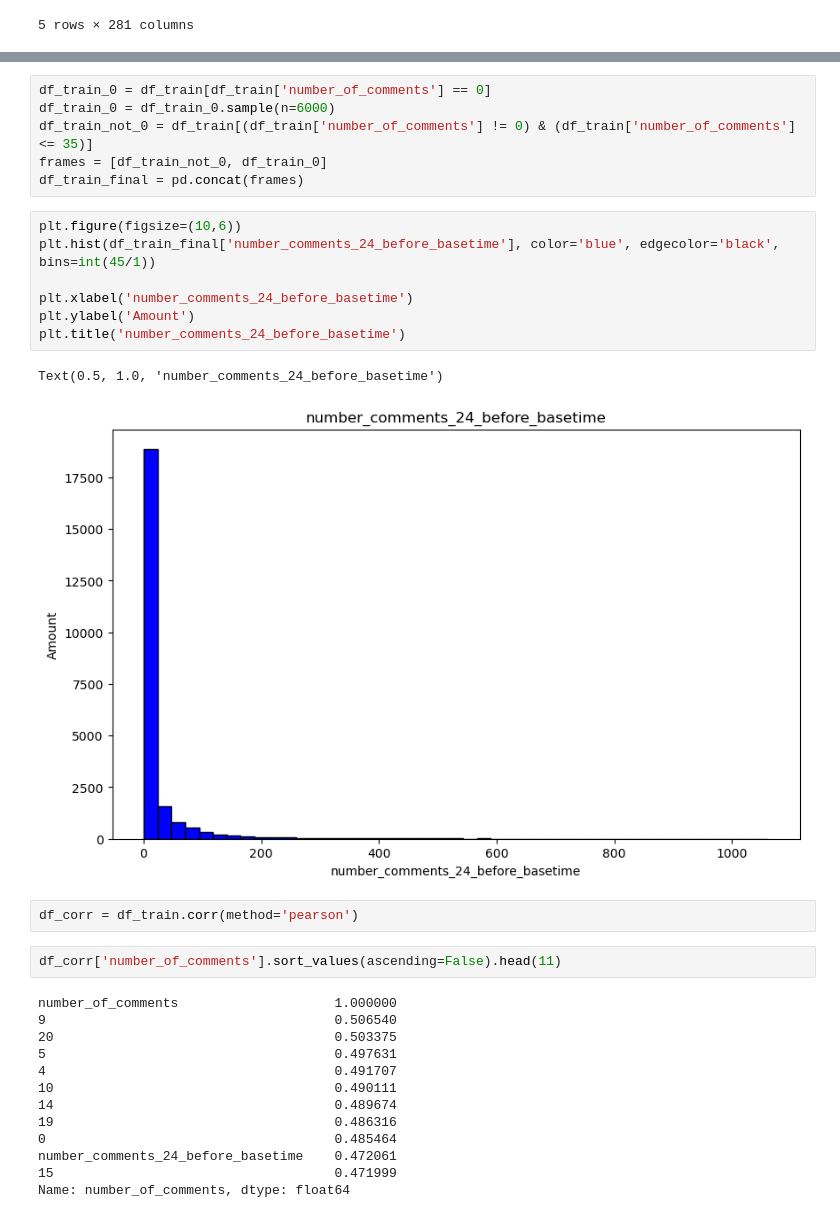
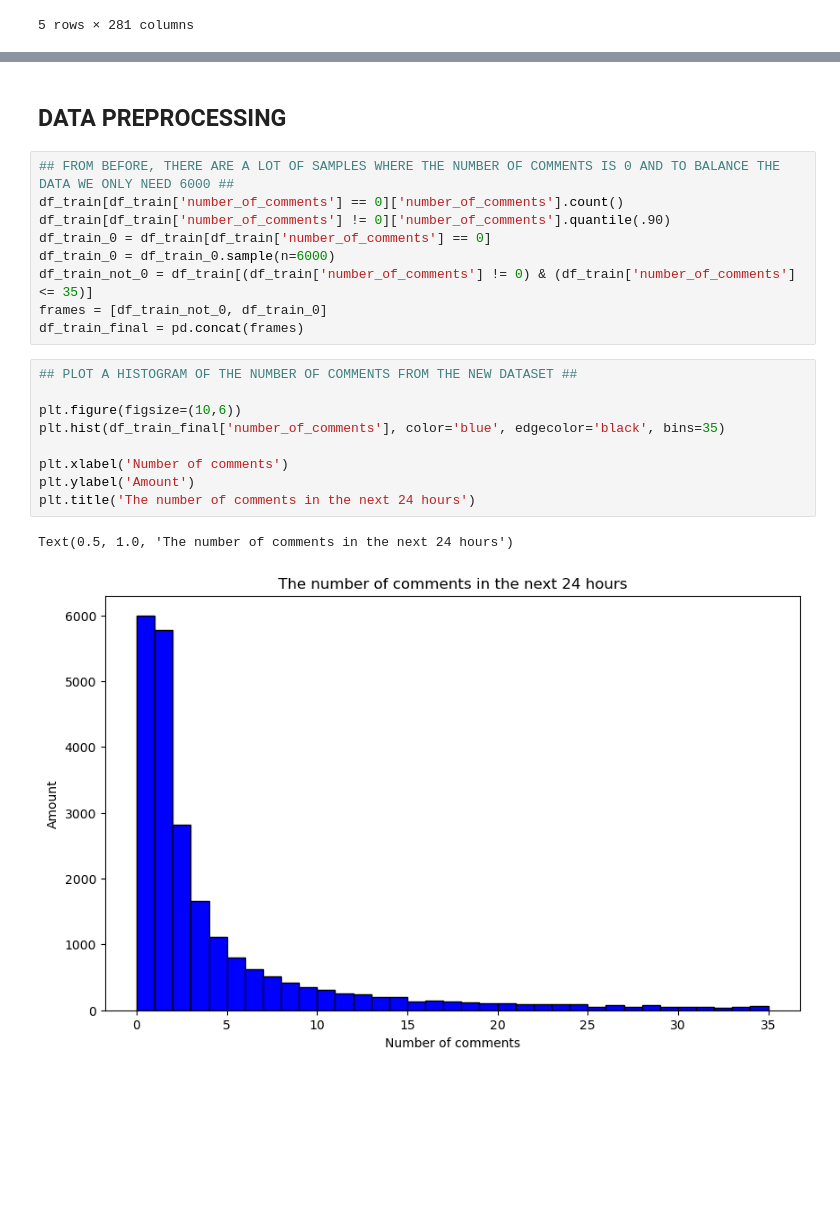
Before and after one commit to terekhin2540/Data_Analytics_First_assign, a Jupyter notebook: data_analytics_ric.ipynb, the cells around one changed output, grey strips where cells are left out. Drawn from its saved outputs; the diff is of its cells as text; blank space fills up the shorter version.

```diff
--- a/data_analytics_ric.ipynb
+++ b/data_analytics_ric.ipynb
@@ -47,33 +269,23 @@ df_train.rename(columns={50:'number_comments_before_basetime_total',51: 'number_
+# %% [markdown]
+## DATA PREPROCESSING
 # %%
+## FROM BEFORE, THERE ARE A LOT OF SAMPLES WHERE THE NUMBER OF COMMENTS IS 0 AND TO BALANCE THE DATA WE ONLY NEED 6000 ##
+df_train[df_train['number_of_comments'] == 0]['number_of_comments'].count()
+df_train[df_train['number_of_comments'] != 0]['number_of_comments'].quantile(.90)
 df_train_0 = df_train[df_train['number_of_comments'] == 0]
 df_train_0 = df_train_0.sample(n=6000)
 df_train_not_0 = df_train[(df_train['number_of_comments'] != 0) & (df_train['number_of_comments'] <= 35)]
 frames = [df_train_not_0, df_train_0]
 df_train_final = pd.concat(frames)
 # %%
+## PLOT A HISTOGRAM OF THE NUMBER OF COMMENTS FROM THE NEW DATASET ##
+
 plt.figure(figsize=(10,6))
-plt.hist(df_train_final['number_comments_24_before_basetime'], color='blue', edgecolor='black', bins=int(45/1))
+plt.hist(df_train_final['number_of_comments'], color='blue', edgecolor='black', bins=35)
 
-plt.xlabel('number_comments_24_before_basetime')
+plt.xlabel('Number of comments')
 plt.ylabel('Amount')
-plt.title('number_comments_24_before_basetime')
+plt.title('The number of comments in the next 24 hours')
 # %% [output]
-Text(0.5, 1.0, 'number_comments_24_before_basetime')
+Text(0.5, 1.0, 'The number of comments in the next 24 hours')
-[figure, old version]
+[figure, new version]
-# %%
-df_corr = df_train.corr(method='pearson')
-# %%
-df_corr['number_of_comments'].sort_values(ascending=False).head(11)
-# %% [output]
-number_of_comments                    1.000000
-9                                     0.506540
-20                                    0.503375
-5                                     0.497631
-4                                     0.491707
-10                                    0.490111
-14                                    0.489674
-19                                    0.486316
-0                                     0.485464
-number_comments_24_before_basetime    0.472061
-15                                    0.471999
-Name: number_of_comments, dtype: float64
```
Also changed, not shown: parts of 27 cells of this notebook, 1 other file.
